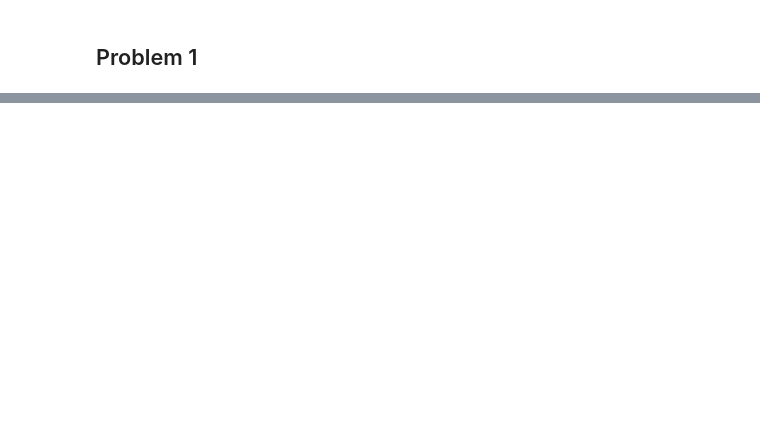
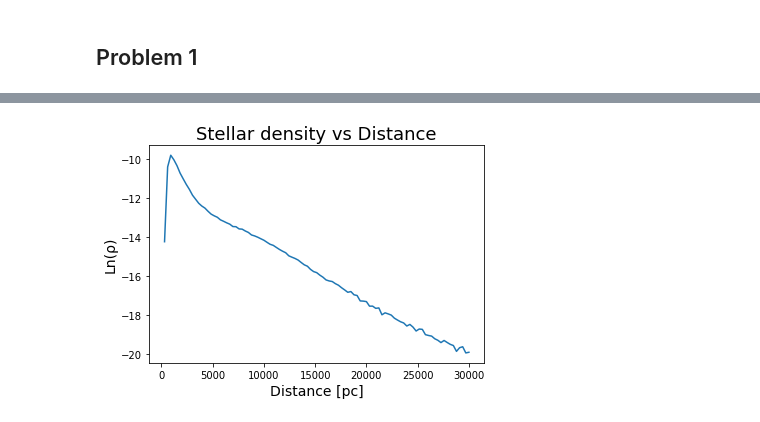
Before and after one commit to mbartlett01/AY3190, a Jupyter notebook: Research/Research_Project_Emily_Michael/Research_Notebook_Emily_Michael.ipynb, the cells around one changed output, grey strips where cells are left out. Cells and saved outputs as stored; diff of their text form; code cells hidden in the pictures; blank space fills up the shorter version.

```diff
--- a/Research/Research_Project_Emily_Michael/Research_Notebook_Emily_Michael.ipynb
+++ b/Research/Research_Project_Emily_Michael/Research_Notebook_Emily_Michael.ipynb
@@ -175,6 +174,25 @@ def calc_density(D, distance, delta):
 # %%
-#Plot the density vs distance
-stars = np.logical_and(g_minus_r > 0.2, g_minus_r < 0.4)
+#Create a mask containing the stars we want to look at
+mask = np.logical_and(g_minus_r > 0.2, g_minus_r < 0.4)
 
-#Calculate a logarithmic linear space
-points = np.logspace(1, 4.35, num = 100)
+#Calculate the distances to plot over
+final = 30000
+initial = 0
+bins = 100
+bin_width = (final - initial) / bins
+points = np.linspace(initial, final, num = bins)
+
+#Calculate the ln(density) at each point for each mask
+log_density = []
+for i in points:
+    log_density.append(np.log(calc_density(distances[mask], i, bin_width)))
+
+#Plot the results
+plt.plot(points, log_density)
+
+#Set the axes labels and plot label
+plt.xlabel("Distance [pc]", fontsize = 14)
+plt.ylabel("Ln(\u03C1)", fontsize = 14)
+plt.title("Stellar density vs Distance", fontsize = 18)
+# %% [output]
+[figure, added]
```
Also changed, not shown: parts of 4 cells of this notebook.
